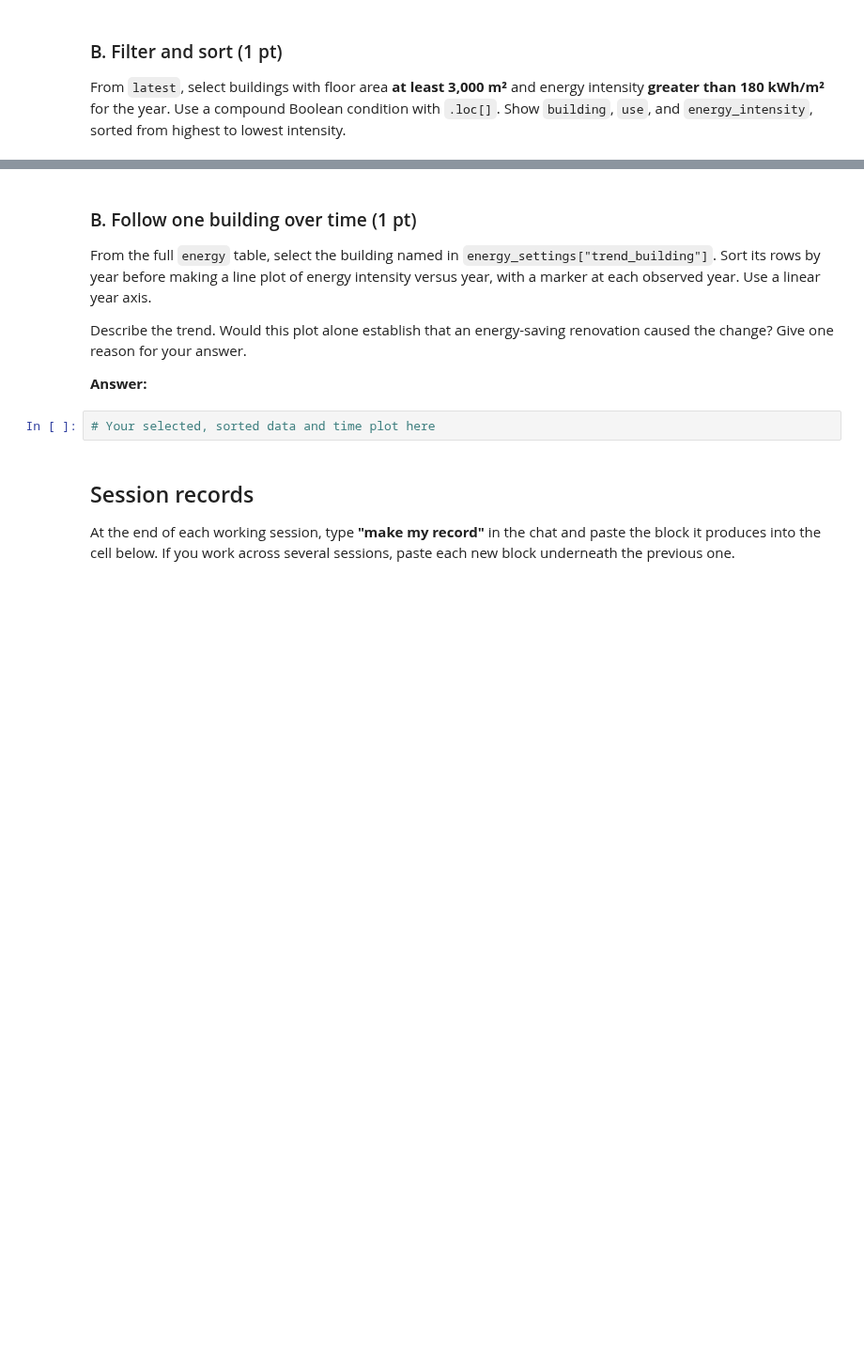
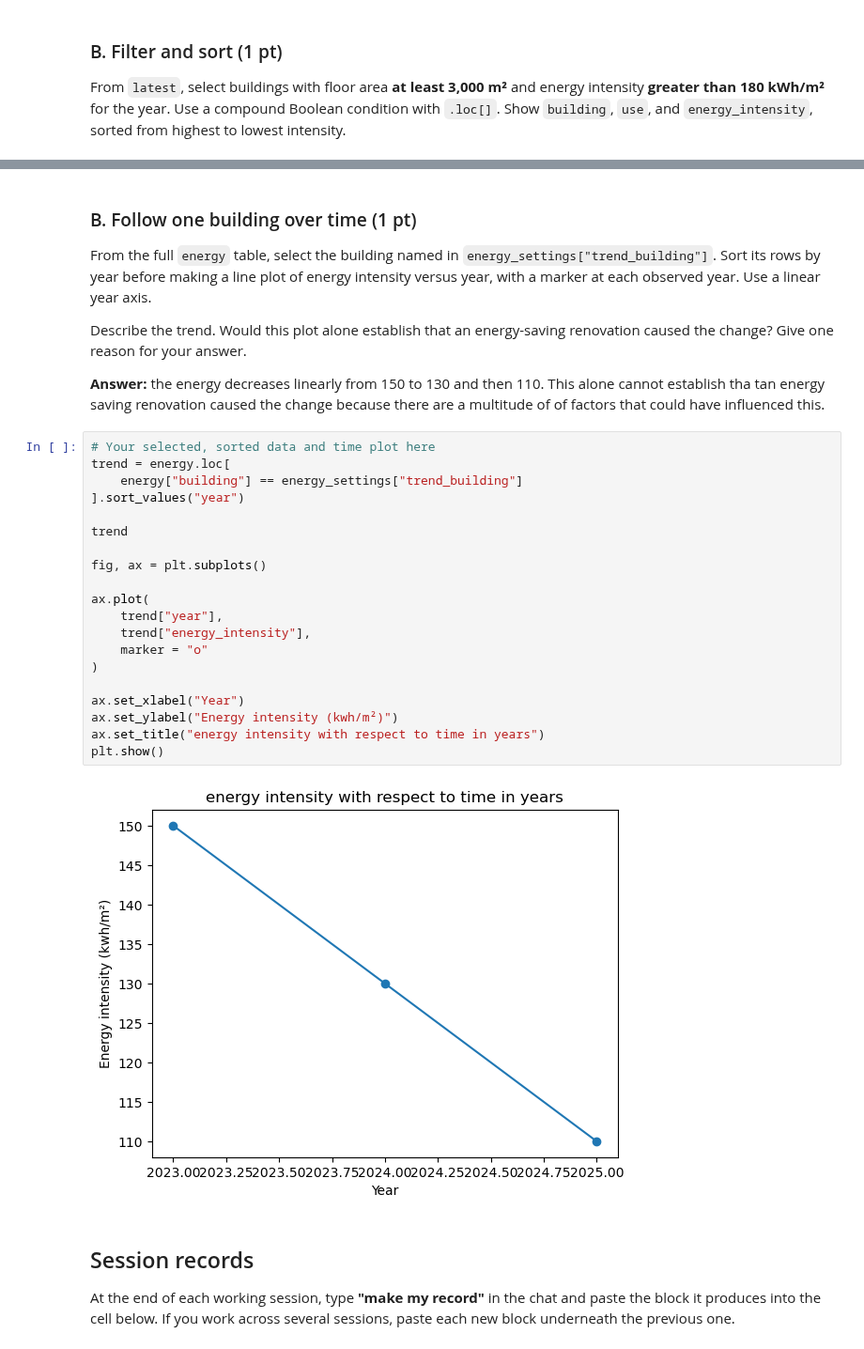
Before and after one commit to mda90-manny/26f-engr1451-2451, a Jupyter notebook: 1-assignments/LE04/LE04.ipynb, the cells around one changed output, grey strips where cells are left out. Shown at 94% size. Drawn from its saved outputs; the diff is of its cells as text; blank space fills up the shorter version.

Commit message:
Saving progress, 2026-10-01 12:36:22

```diff
--- a/1-assignments/LE04/LE04.ipynb
+++ b/1-assignments/LE04/LE04.ipynb
@@ -210,8 +363,29 @@ Describe the trend. Would this plot alone establish that an energy-saving renova
 the change? Give one reason for your answer.
 
 **Answer:**
+the energy decreases linearly from 150 to 130 and then 110. This alone cannot establish tha tan energy saving renovation caused the change because there are a multitude of of factors that could have influenced this.
 # %%
 # Your selected, sorted data and time plot here
+trend = energy.loc[
+    energy["building"] == energy_settings["trend_building"]
+].sort_values("year")
+
+trend
+
+fig, ax = plt.subplots()
+
+ax.plot(
+    trend["year"],
+    trend["energy_intensity"],
+    marker = "o"
+)
+
+ax.set_xlabel("Year")
+ax.set_ylabel("Energy intensity (kwh/m²)")
+ax.set_title("energy intensity with respect to time in years")
+plt.show()
+# %% [output]
+[figure, added]
 # %% [markdown]
 ## Session records
 
```
Also changed, not shown: parts of 15 cells of this notebook, 3 other files.
